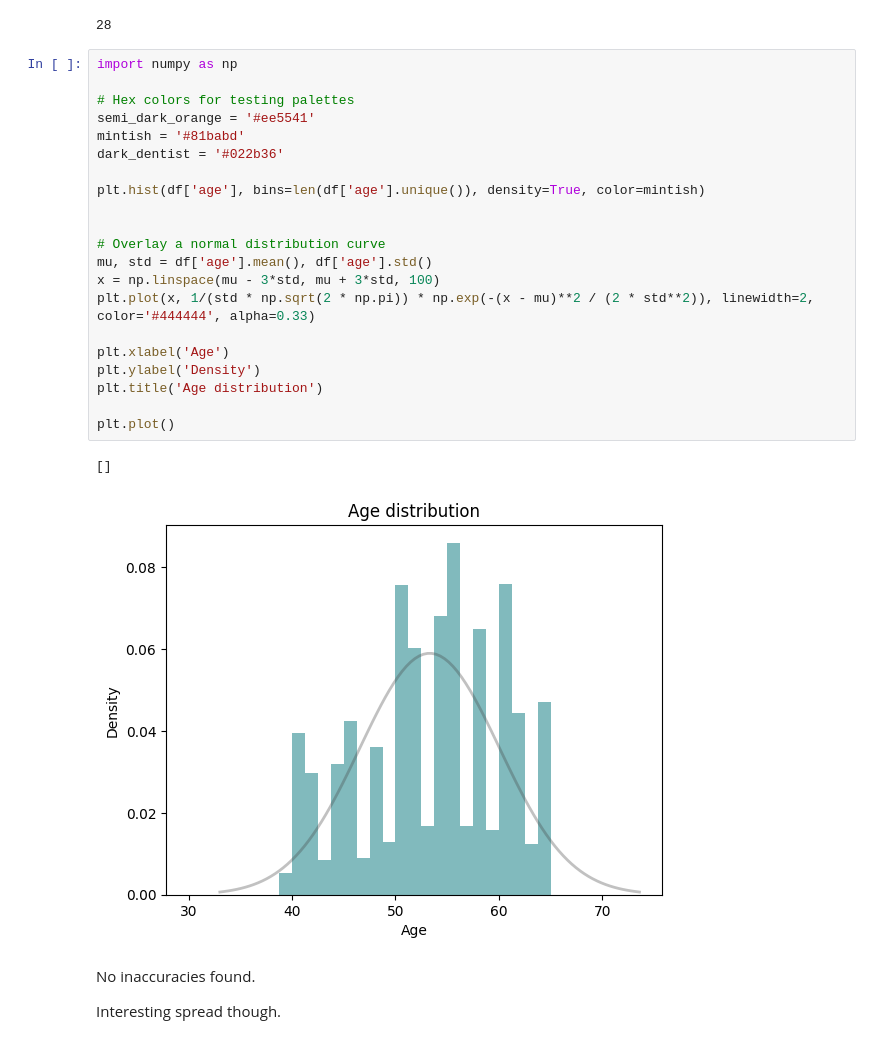
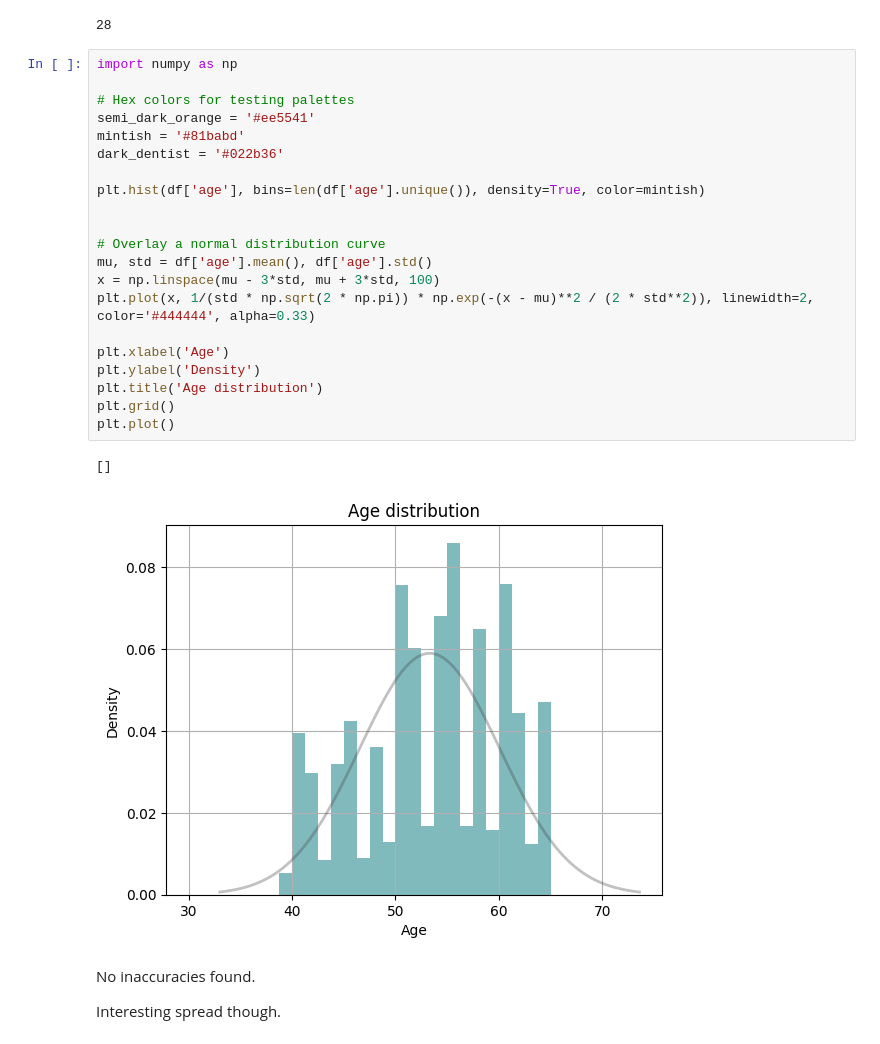
Before and after one commit to wlinds/ITHS-AI22-ML, a Jupyter notebook: Labb/disease-prediction.ipynb, the cells around one changed output. Cells and saved outputs as stored; diff of their text form.

```diff
--- a/Labb/disease-prediction.ipynb
+++ b/Labb/disease-prediction.ipynb
@@ -126,27 +126,27 @@ len(df['age'].unique())
 # %%
 import numpy as np
 
 # Hex colors for testing palettes
 semi_dark_orange = '#ee5541'
 mintish = '#81babd'
 dark_dentist = '#022b36'
 
 plt.hist(df['age'], bins=len(df['age'].unique()), density=True, color=mintish)
 
 
 # Overlay a normal distribution curve
 mu, std = df['age'].mean(), df['age'].std()
 x = np.linspace(mu - 3*std, mu + 3*std, 100)
 plt.plot(x, 1/(std * np.sqrt(2 * np.pi)) * np.exp(-(x - mu)**2 / (2 * std**2)), linewidth=2, color='#444444', alpha=0.33)
 
 plt.xlabel('Age')
 plt.ylabel('Density')
 plt.title('Age distribution')
-
+plt.grid()
 plt.plot()
 # %% [output]
 []
-[figure, old version]
+[figure, new version]
 # %% [markdown]
 No inaccuracies found.
 
```
Also changed, not shown: parts of 14 cells of this notebook.
